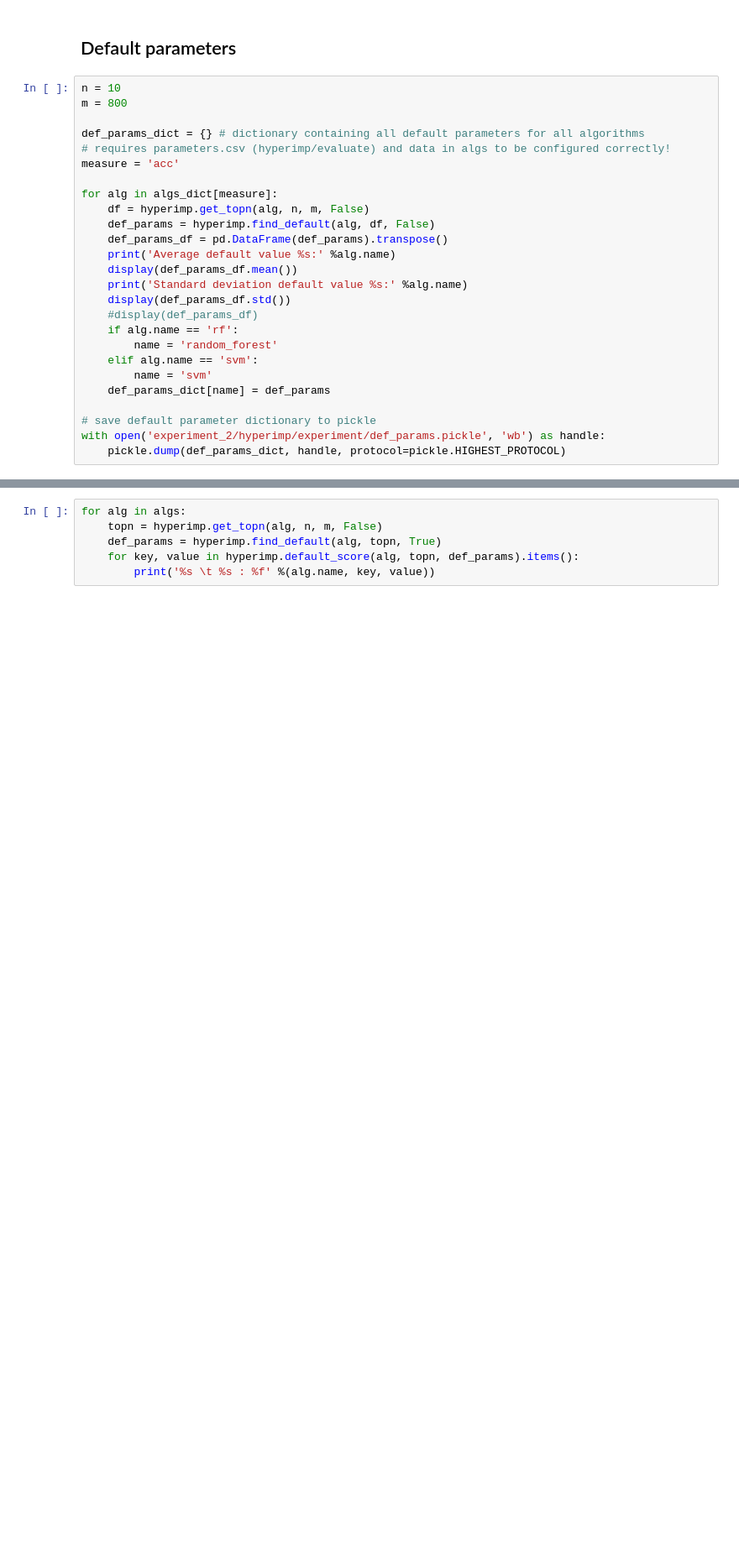
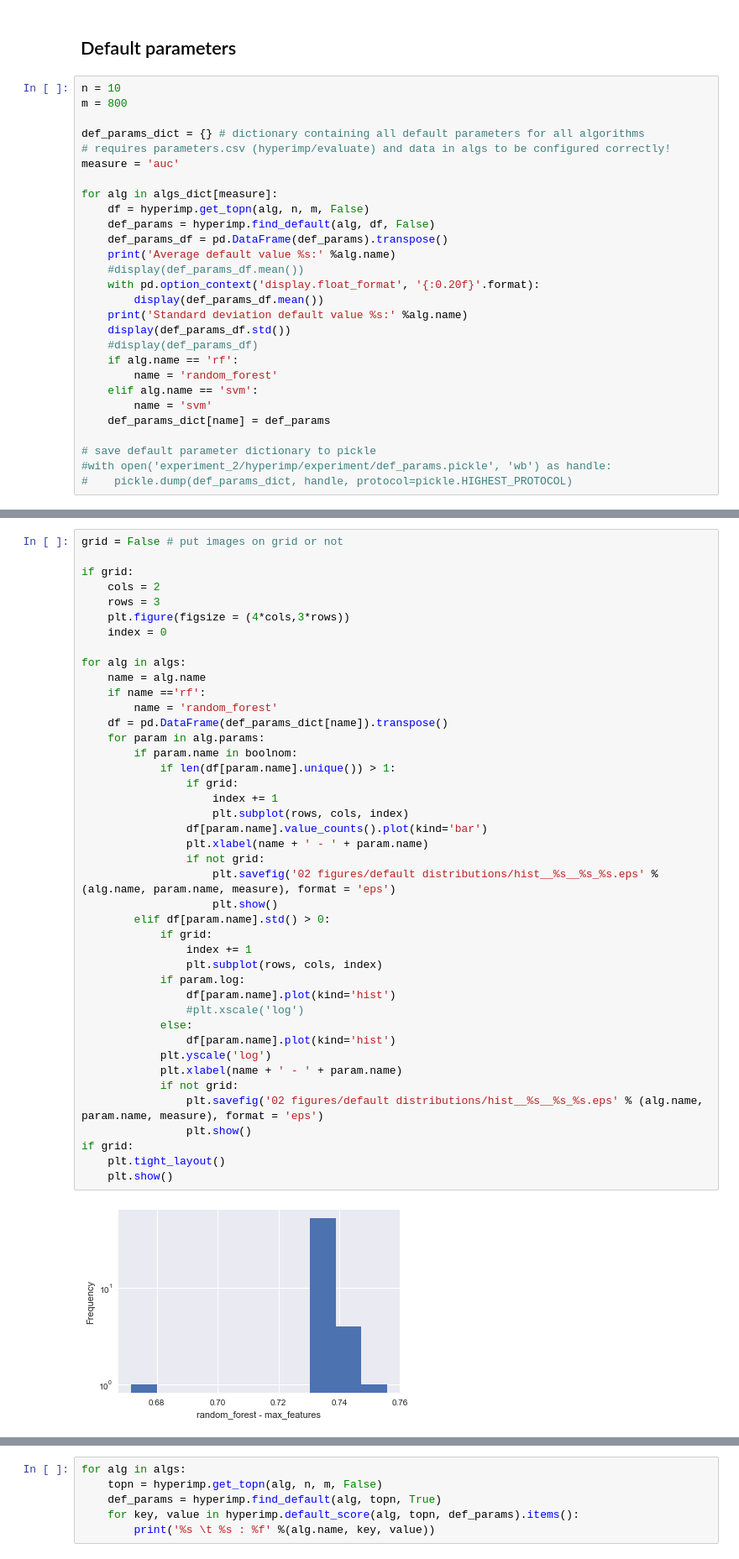
Before and after one commit to harel-coffee/hyperimp-auto, a Jupyter notebook: analysis experiment 1.ipynb, the cells around one changed output, grey strips where cells are left out. Shown at 84% size. Saved outputs shown, nothing was run; the diff lists cells and outputs as text; blank space fills up the shorter version.

```diff
--- a/analysis experiment 1.ipynb
+++ b/analysis experiment 1.ipynb
@@ -248,14 +252,16 @@ m = 800
 
 def_params_dict = {} # dictionary containing all default parameters for all algorithms
 # requires parameters.csv (hyperimp/evaluate) and data in algs to be configured correctly!
-measure = 'acc'
+measure = 'auc'
 
 for alg in algs_dict[measure]:
     df = hyperimp.get_topn(alg, n, m, False)
     def_params = hyperimp.find_default(alg, df, False)
     def_params_df = pd.DataFrame(def_params).transpose()
     print('Average default value %s:' %alg.name)
-    display(def_params_df.mean())
+    #display(def_params_df.mean())
+    with pd.option_context('display.float_format', '{:0.20f}'.format):
+        display(def_params_df.mean())
     print('Standard deviation default value %s:' %alg.name)
     display(def_params_df.std())
     #display(def_params_df)
@@ -266,7 +272,7 @@ for alg in algs_dict[measure]:
     def_params_dict[name] = def_params
 
 # save default parameter dictionary to pickle
-with open('experiment_2/hyperimp/experiment/def_params.pickle', 'wb') as handle:
-    pickle.dump(def_params_dict, handle, protocol=pickle.HIGHEST_PROTOCOL)
+#with open('experiment_2/hyperimp/experiment/def_params.pickle', 'wb') as handle:
+#    pickle.dump(def_params_dict, handle, protocol=pickle.HIGHEST_PROTOCOL)
 # %% [output]
 Average default value rf:
@@ -295,0 +316,44 @@ dtype: float64
+# %%
+grid = False # put images on grid or not
+
+if grid:
+    cols = 2
+    rows = 3
+    plt.figure(figsize = (4*cols,3*rows))
+    index = 0
+
+for alg in algs:
+    name = alg.name
+    if name =='rf':
+        name = 'random_forest'
+    df = pd.DataFrame(def_params_dict[name]).transpose()
+    for param in alg.params:
+        if param.name in boolnom:
+            if len(df[param.name].unique()) > 1:
+                if grid:
+                    index += 1
+                    plt.subplot(rows, cols, index)
+                df[param.name].value_counts().plot(kind='bar')
+                plt.xlabel(name + ' - ' + param.name)
+                if not grid:
+                    plt.savefig('02 figures/default distributions/hist__%s__%s_%s.eps' % (alg.name, param.name, measure), format = 'eps')
+                    plt.show()
+        elif df[param.name].std() > 0:
+            if grid:
+                index += 1
+                plt.subplot(rows, cols, index)
+            if param.log:
+                df[param.name].plot(kind='hist')
+                #plt.xscale('log')
+            else:
+                df[param.name].plot(kind='hist')
+            plt.yscale('log')
+            plt.xlabel(name + ' - ' + param.name)
+            if not grid:
+                plt.savefig('02 figures/default distributions/hist__%s__%s_%s.eps' % (alg.name, param.name, measure), format = 'eps')
+                plt.show()
+if grid:
+    plt.tight_layout()
+    plt.show()
+# %% [output]
+[figure, added]
```
Also changed, not shown: parts of 6 cells of this notebook, 22 other files.
